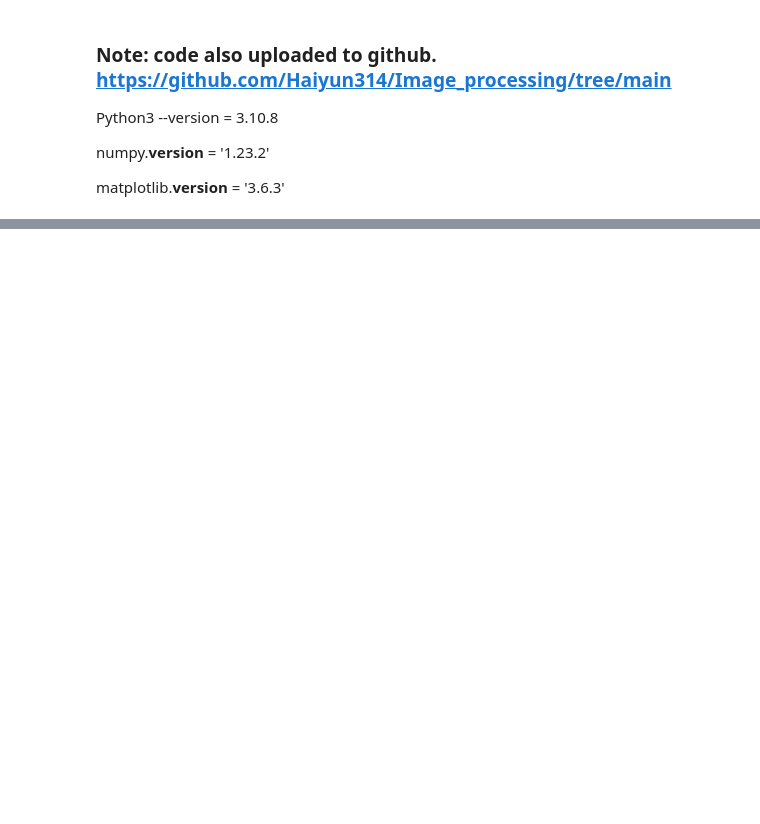
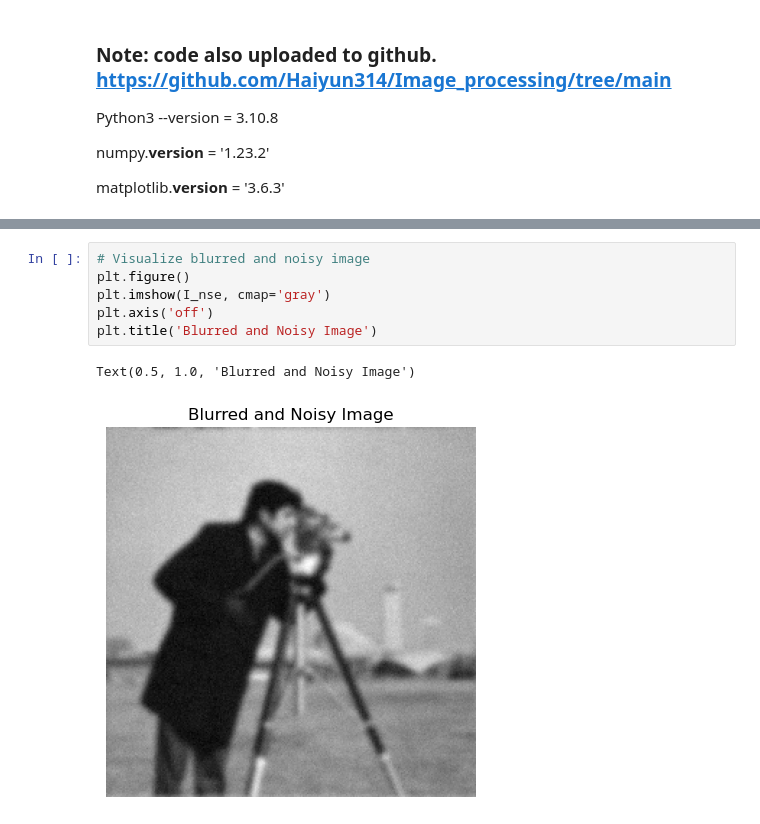
Before and after one commit to Haiyun314/Image_processing, a Jupyter notebook: third_submission.ipynb, the cells around one changed output, grey strips where cells are left out. Cells and saved outputs as stored; diff of their text form; blank space fills up the shorter version.

```diff
--- a/third_submission.ipynb
+++ b/third_submission.ipynb
@@ -87,0 +66,9 @@ if __name__ == '__main__':
+# %%
+# Visualize blurred and noisy image
+plt.figure()
+plt.imshow(I_nse, cmap='gray')
+plt.axis('off')
+plt.title('Blurred and Noisy Image')
+# %% [output]
+Text(0.5, 1.0, 'Blurred and Noisy Image')
+[figure, added]
```
Also changed, not shown: parts of 7 cells of this notebook, 4 other files.
